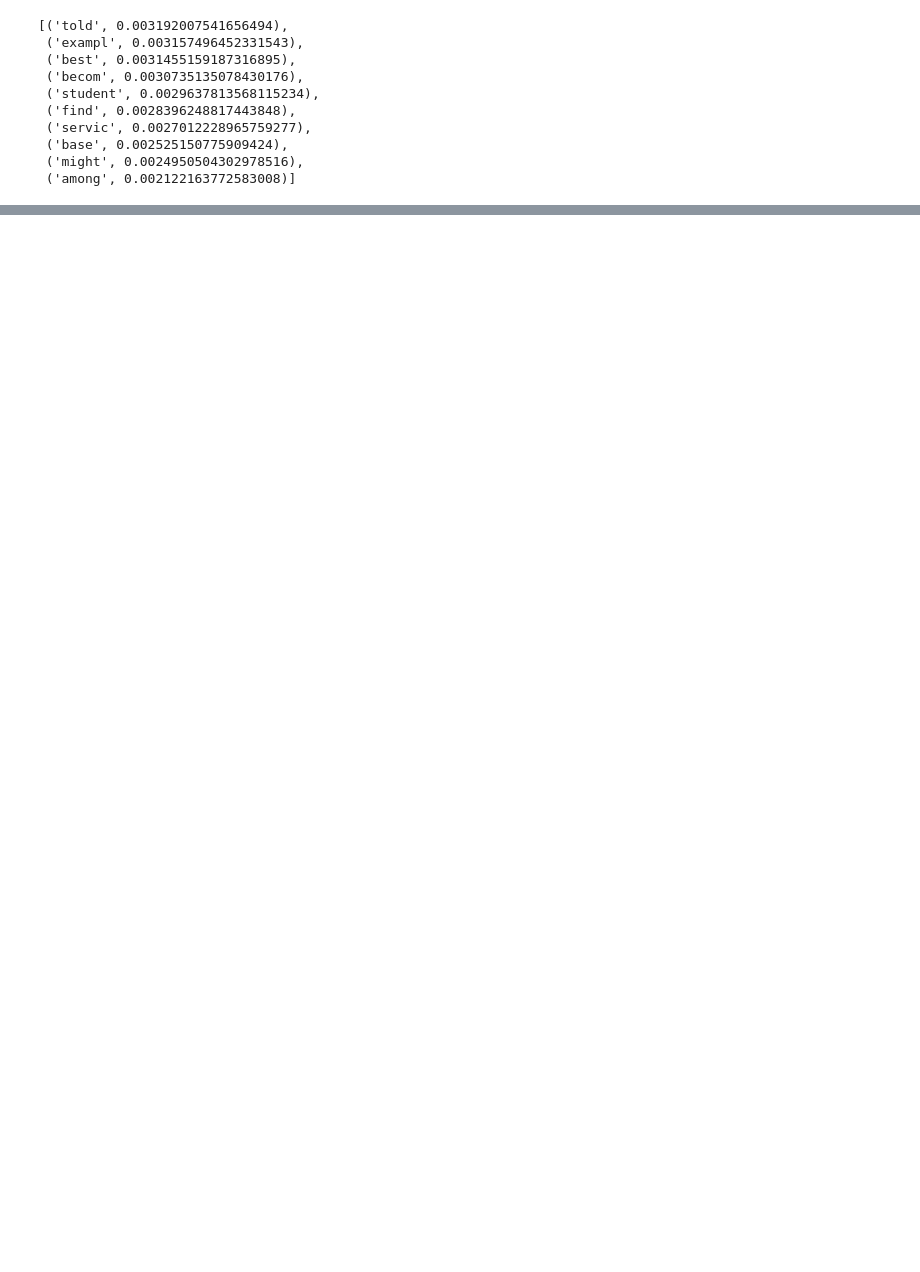
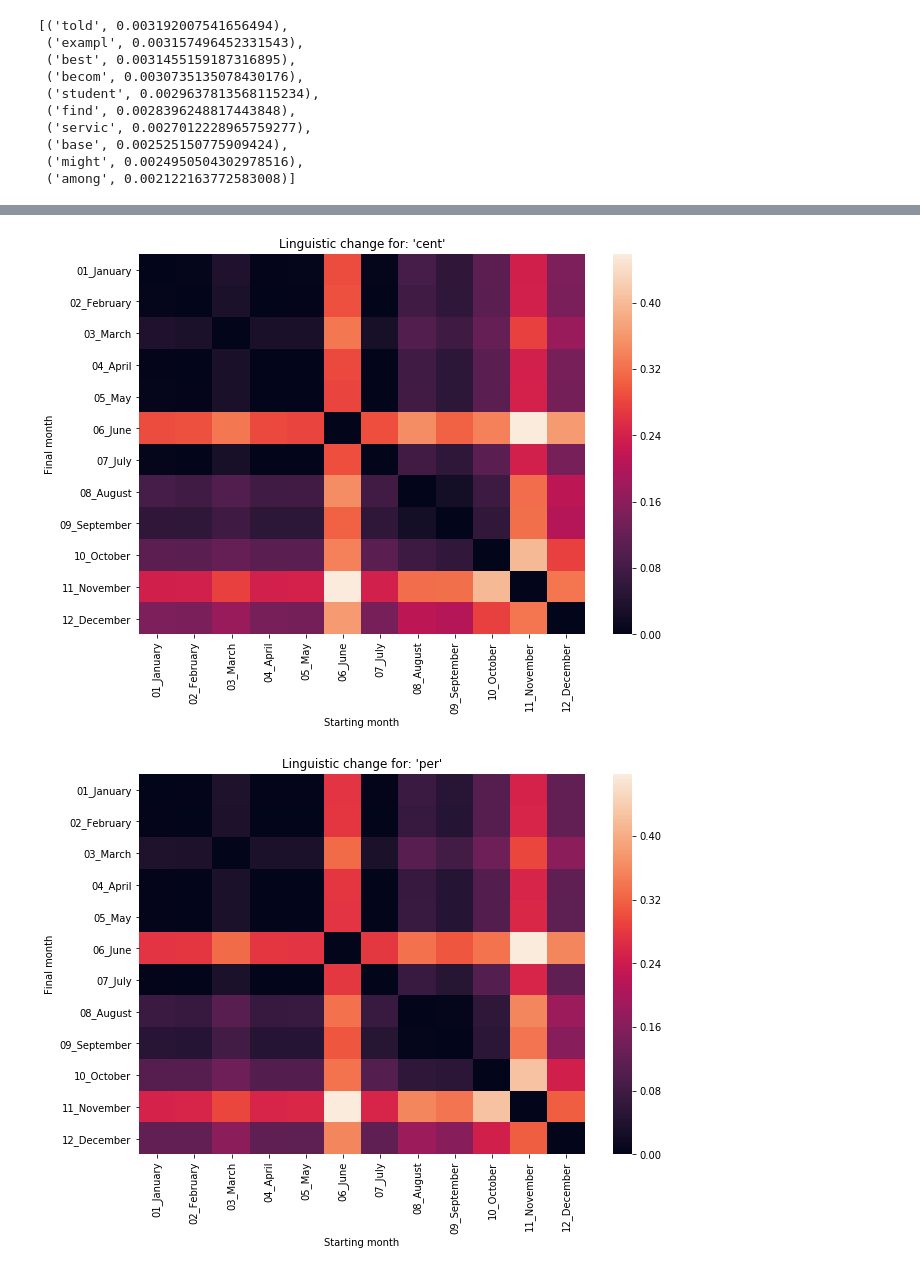
Before and after one commit to sunnyjooey/content-analysis-2018, a Jupyter notebook: 4-Word-Embedding/4-Word-Embedding-Supplemental.ipynb, the cells around one changed output, grey strips where cells are left out. Saved outputs shown, nothing was run; the diff lists cells and outputs as text; code cells hidden in the pictures; blank space fills up the shorter version.

```diff
--- a/4-Word-Embedding/4-Word-Embedding-Supplemental.ipynb
+++ b/4-Word-Embedding/4-Word-Embedding-Supplemental.ipynb
@@ -532,0 +569,6 @@ wordDivergences2[-10:]
+# %%
+for word in wordDivergences2[:10]:
+    compare(word[0], comparedEmbeddings2, 'month')
+# %% [output]
+[figure, added]
+[figure, added]
```
Also changed, not shown: parts of 15 cells of this notebook.
